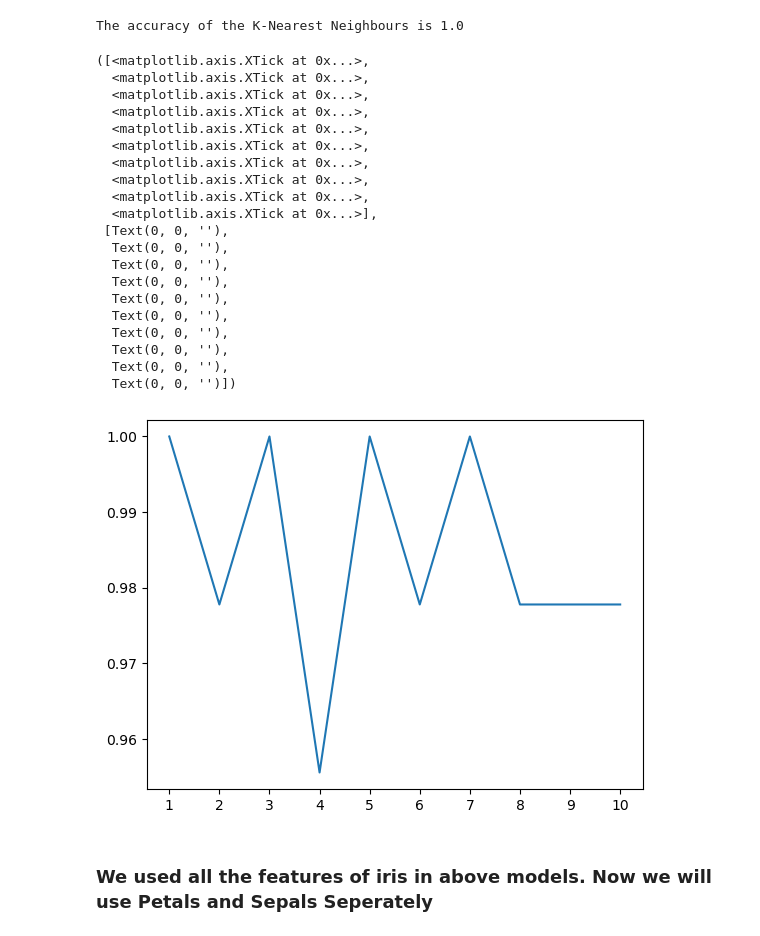
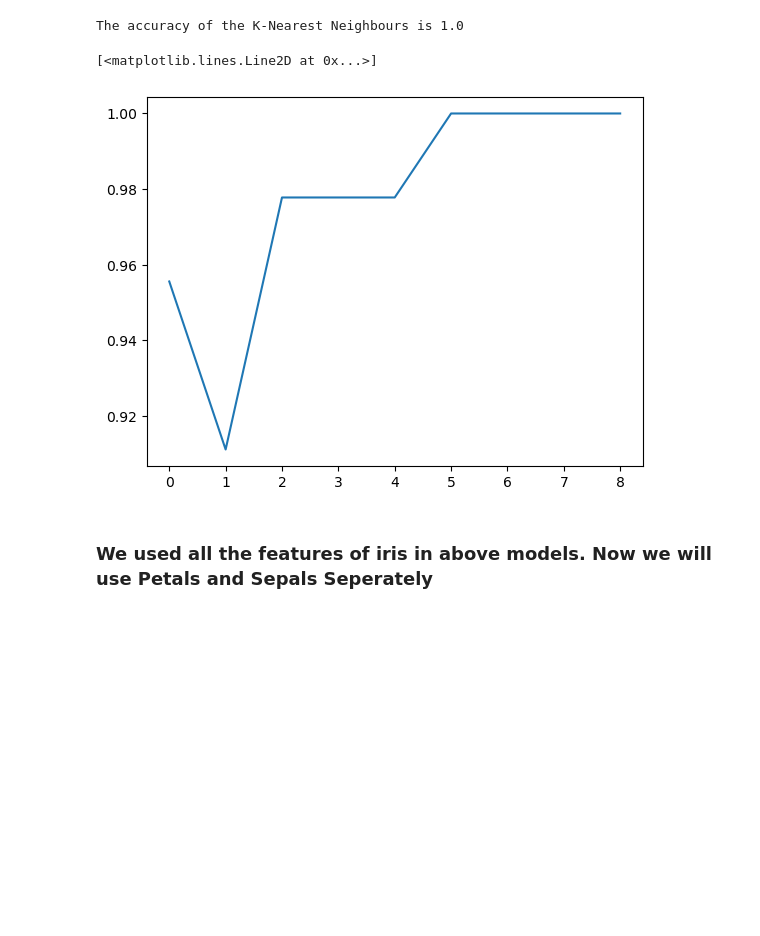
Before and after one commit to mdsiha/ml-projects, a Jupyter notebook: iris/iris.ipynb, the cells around one changed output. Saved outputs shown, nothing was run; the diff lists cells and outputs as text; code cells hidden in the pictures; blank space fills up the shorter version.

```diff
--- a/iris/iris.ipynb
+++ b/iris/iris.ipynb
@@ -201,38 +194,17 @@ print(f"The accuracy of the K-Nearest Neighbours is {metrics.accuracy_score(pred
 # %% [output]
 The accuracy of the K-Nearest Neighbours is 1.0
 # %%
-a_index = list(range(1, 11))
-a = pd.Series()
-x = [1,2,3,4,5,6,7,8,9,10]
-for i in a_index:
+val_score = []
+for i in range(1, 10):
     model = KNeighborsClassifier(n_neighbors=i)
     model.fit(train_x, train_y)
     prediction = model.predict(test_x)
-    a = a.append(pd.Series(metrics.accuracy_score(prediction, test_y)))
-plt.plot(a_index, a)
-plt.xticks(x)
+    val_score.append(metrics.accuracy_score(prediction, test_y))
+
+plt.plot(val_score)
 # %% [output]
-([<matplotlib.axis.XTick at 0x...>,
-  <matplotlib.axis.XTick at 0x...>,
-  <matplotlib.axis.XTick at 0x...>,
-  <matplotlib.axis.XTick at 0x...>,
-  <matplotlib.axis.XTick at 0x...>,
-  <matplotlib.axis.XTick at 0x...>,
-  <matplotlib.axis.XTick at 0x...>,
-  <matplotlib.axis.XTick at 0x...>,
-  <matplotlib.axis.XTick at 0x...>,
-  <matplotlib.axis.XTick at 0x...>],
- [Text(0, 0, ''),
-  Text(0, 0, ''),
-  Text(0, 0, ''),
-  Text(0, 0, ''),
-  Text(0, 0, ''),
-  Text(0, 0, ''),
-  Text(0, 0, ''),
-  Text(0, 0, ''),
-  Text(0, 0, ''),
-  Text(0, 0, '')])
+[<matplotlib.lines.Line2D at 0x...>]
-[figure, old version]
+[figure, new version]
 # %% [markdown]
 ### We used all the features of iris in above models. Now we will use Petals and Sepals Seperately
 # %%
```
Also changed, not shown: parts of 3 cells of this notebook, 3 other files.
